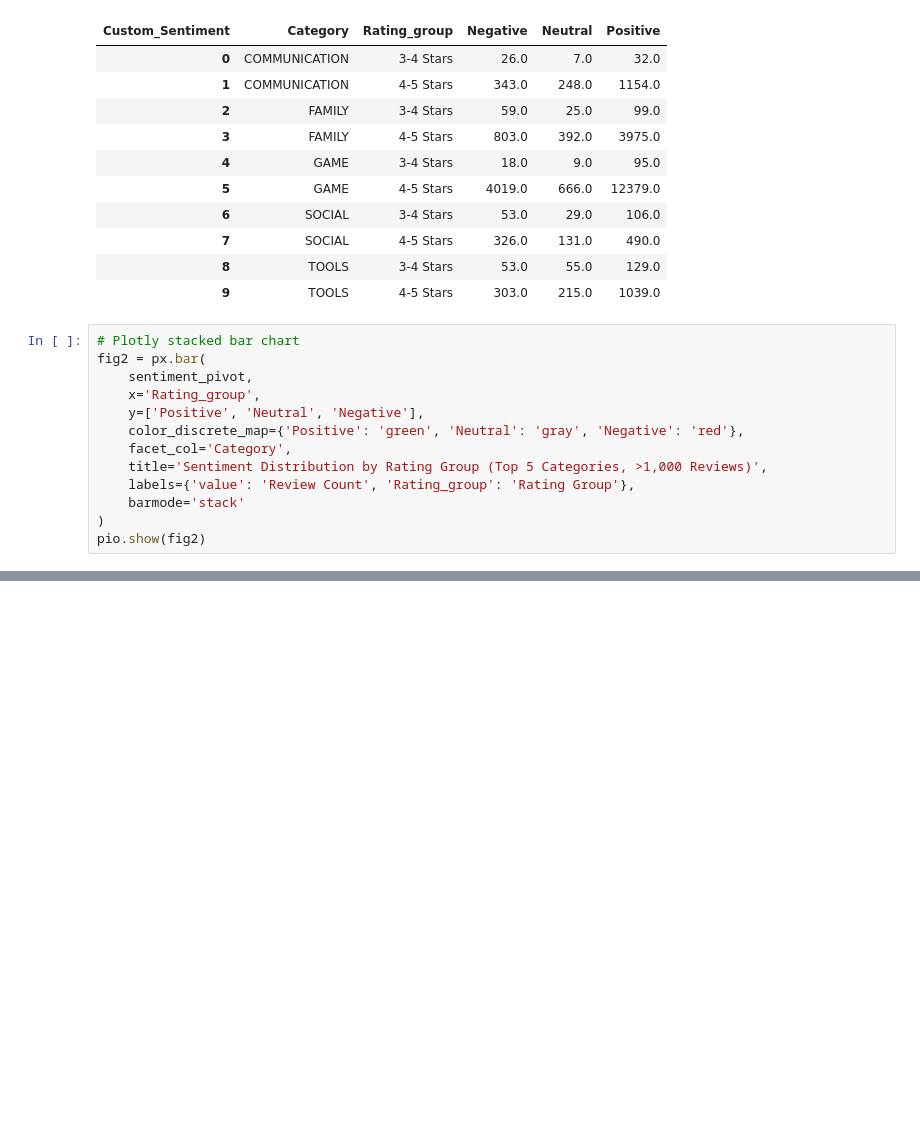
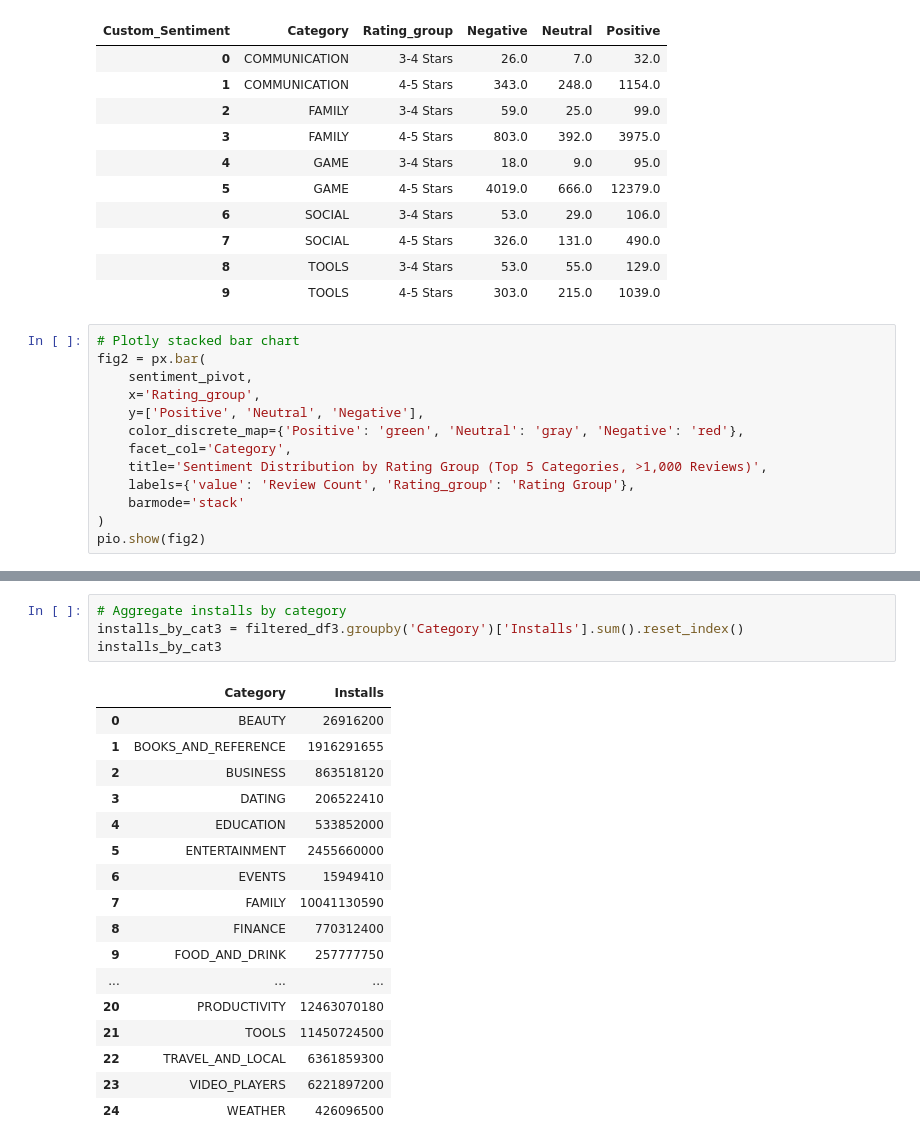
Before and after one commit to TanishqT7/Google-Play-Store-Data-Analytics, a Jupyter notebook: Internship/Internship.ipynb, the cells around one changed output, grey strips where cells are left out. Drawn from its saved outputs; the diff is of its cells as text; blank space fills up the shorter version.

```diff
--- a/Internship/Internship.ipynb
+++ b/Internship/Internship.ipynb
@@ -480,0 +684,22 @@ pio.show(fig2)
+# %%
+# Aggregate installs by category
+installs_by_cat3 = filtered_df3.groupby('Category')['Installs'].sum().reset_index()
+installs_by_cat3
+# %% [output]
+|  | Category | Installs |
+| 0 | BEAUTY | 26916200 |
+| 1 | BOOKS_AND_REFERENCE | 1916291655 |
+| 2 | BUSINESS | 863518120 |
+| 3 | DATING | 206522410 |
+| 4 | EDUCATION | 533852000 |
+| 5 | ENTERTAINMENT | 2455660000 |
+| 6 | EVENTS | 15949410 |
+| 7 | FAMILY | 10041130590 |
+| 8 | FINANCE | 770312400 |
+| 9 | FOOD_AND_DRINK | 257777750 |
+| ... | ... | ... |
+| 20 | PRODUCTIVITY | 12463070180 |
+| 21 | TOOLS | 11450724500 |
+| 22 | TRAVEL_AND_LOCAL | 6361859300 |
+| 23 | VIDEO_PLAYERS | 6221897200 |
+| 24 | WEATHER | 426096500 |
```
Also changed, not shown: parts of 28 cells of this notebook.
